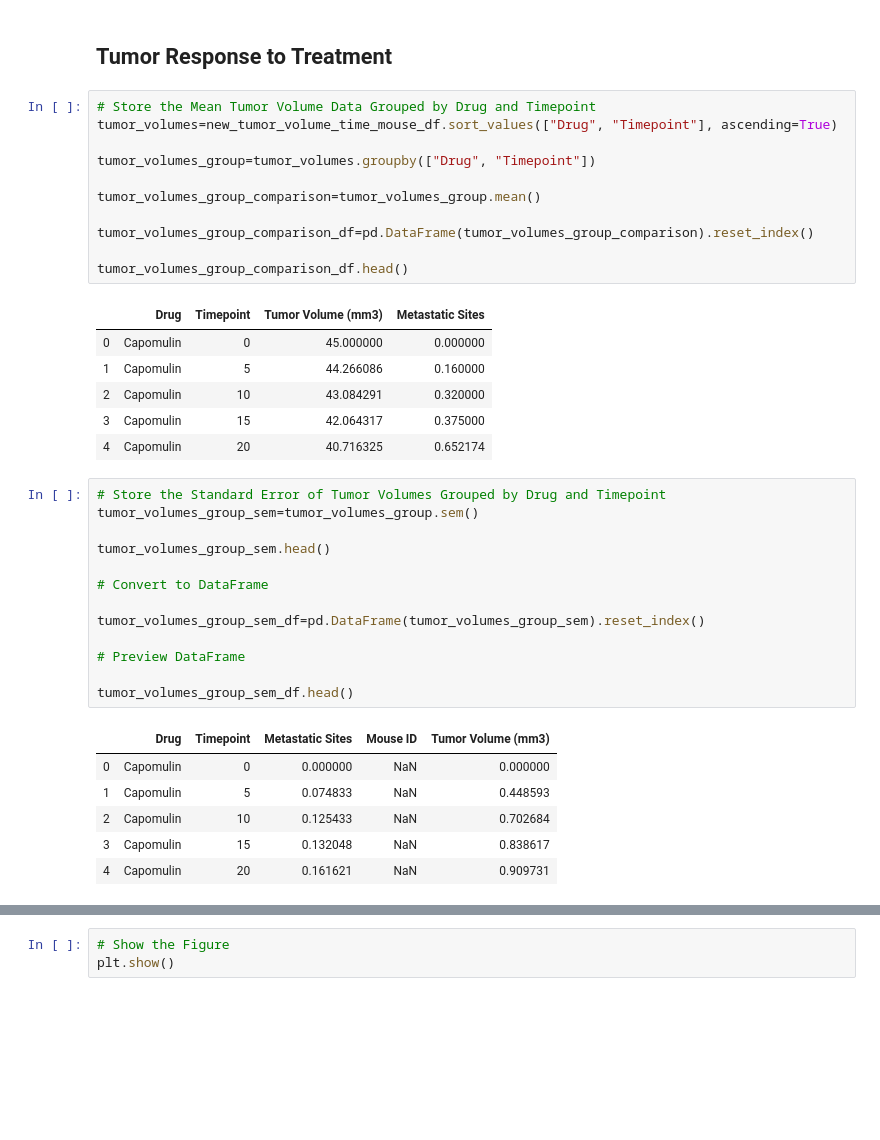
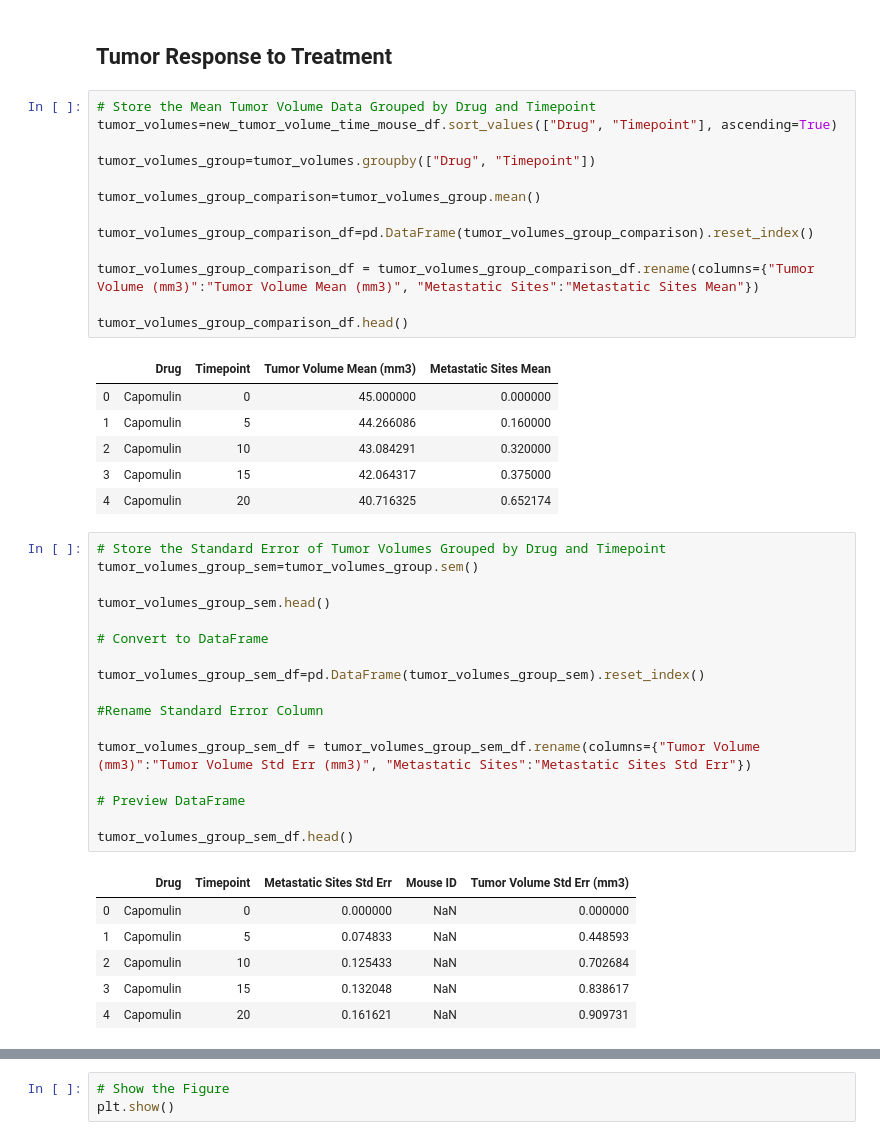
Before and after one commit to VitalSpiral/matplotlib-challenge, a Jupyter notebook: pymaceuticals.ipynb, the cells around one changed output, grey strips where cells are left out. Saved outputs shown, nothing was run; the diff lists cells and outputs as text; blank space fills up the shorter version.

```diff
--- a/pymaceuticals.ipynb
+++ b/pymaceuticals.ipynb
@@ -53,16 +53,18 @@ new_tumor_volume_time_mouse_df.head()
 # %%
 # Store the Mean Tumor Volume Data Grouped by Drug and Timepoint
 tumor_volumes=new_tumor_volume_time_mouse_df.sort_values(["Drug", "Timepoint"], ascending=True)
 
 tumor_volumes_group=tumor_volumes.groupby(["Drug", "Timepoint"])
 
 tumor_volumes_group_comparison=tumor_volumes_group.mean()
 
 tumor_volumes_group_comparison_df=pd.DataFrame(tumor_volumes_group_comparison).reset_index()
 
+tumor_volumes_group_comparison_df = tumor_volumes_group_comparison_df.rename(columns={"Tumor Volume (mm3)":"Tumor Volume Mean (mm3)", "Metastatic Sites":"Metastatic Sites Mean"})
+
 tumor_volumes_group_comparison_df.head()
 # %% [output]
-|  | Drug | Timepoint | Tumor Volume (mm3) | Metastatic Sites |
+|  | Drug | Timepoint | Tumor Volume Mean (mm3) | Metastatic Sites Mean |
 | 0 | Capomulin | 0 | 45.000000 | 0.000000 |
 | 1 | Capomulin | 5 | 44.266086 | 0.160000 |
 | 2 | Capomulin | 10 | 43.084291 | 0.320000 |
@@ -78,11 +80,15 @@ tumor_volumes_group_sem.head()
 
 tumor_volumes_group_sem_df=pd.DataFrame(tumor_volumes_group_sem).reset_index()
 
+#Rename Standard Error Column
+
+tumor_volumes_group_sem_df = tumor_volumes_group_sem_df.rename(columns={"Tumor Volume (mm3)":"Tumor Volume Std Err (mm3)", "Metastatic Sites":"Metastatic Sites Std Err"})
+
 # Preview DataFrame
 
 tumor_volumes_group_sem_df.head()
 # %% [output]
-|  | Drug | Timepoint | Metastatic Sites | Mouse ID | Tumor Volume (mm3) |
+|  | Drug | Timepoint | Metastatic Sites Std Err | Mouse ID | Tumor Volume Std Err (mm3) |
 | 0 | Capomulin | 0 | 0.000000 | NaN | 0.000000 |
 | 1 | Capomulin | 5 | 0.074833 | NaN | 0.448593 |
 | 2 | Capomulin | 10 | 0.125433 | NaN | 0.702684 |
```
Also changed, not shown: parts of 6 cells of this notebook.
